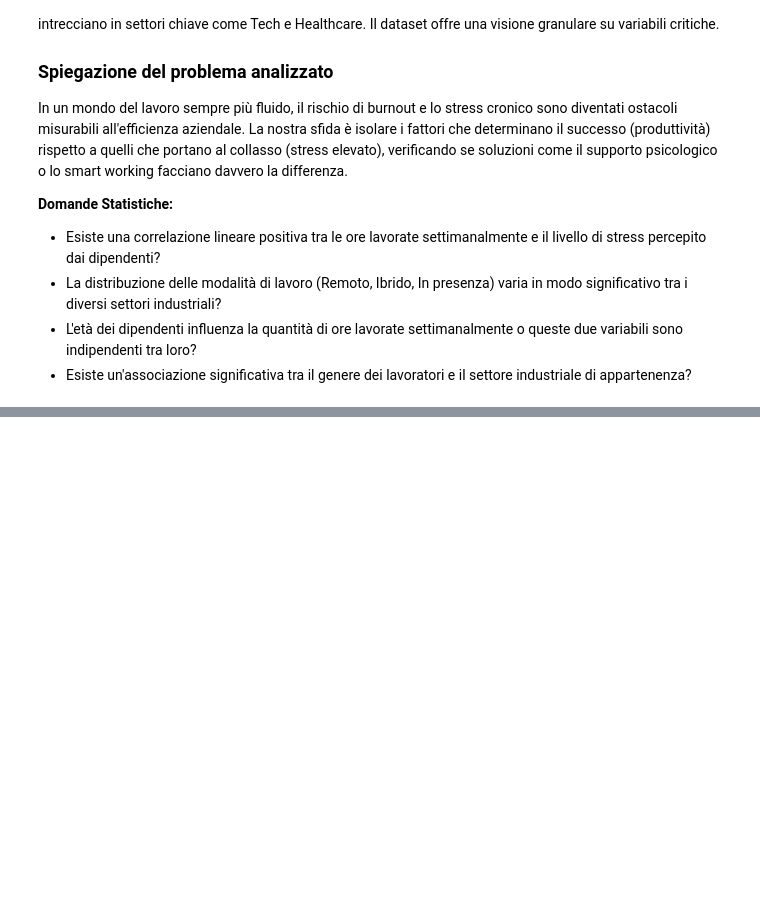
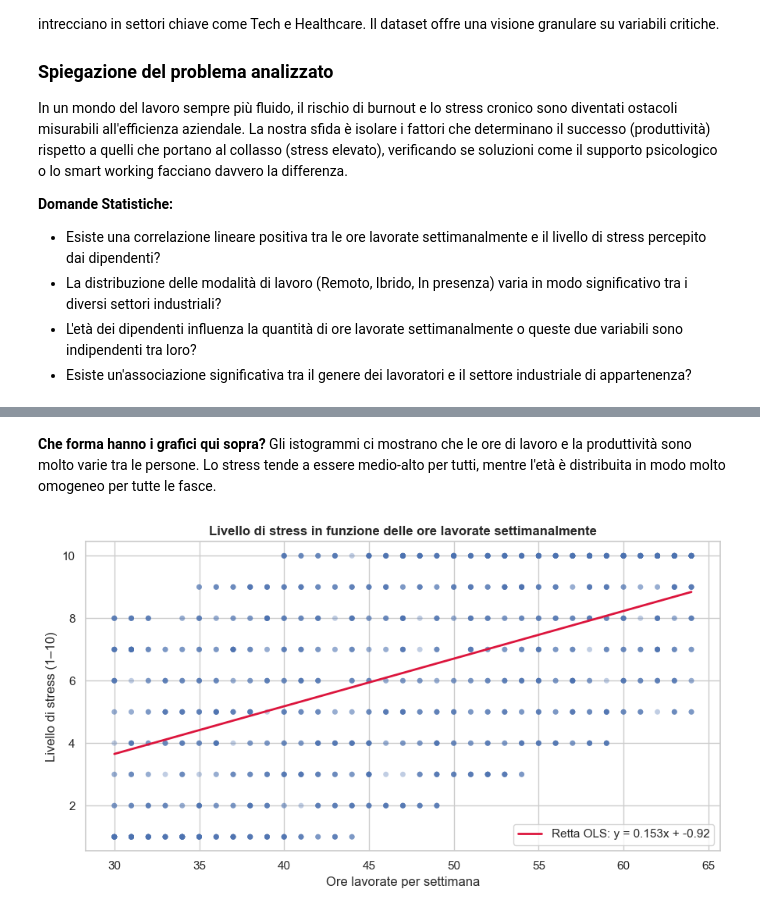
Before and after one commit to Matteo019/Progetti.Matteo_Bertotti, a Jupyter notebook: Mental Health/Progetto.ipynb, the cells around one changed output, grey strips where cells are left out. Saved outputs shown, nothing was run; the diff lists cells and outputs as text; code cells hidden in the pictures; blank space fills up the shorter version.

```diff
--- a/Mental Health/Progetto.ipynb
+++ b/Mental Health/Progetto.ipynb
@@ -37,0 +173,22 @@ sns.boxplot(data=df, x="Work_Mode", y="Productivity_Score", palette="viridis")
+# %% [markdown]
+**Che forma hanno i grafici qui sopra?**
+Gli istogrammi ci mostrano che le ore di lavoro e la produttività sono molto varie tra le persone. Lo stress tende a essere medio-alto per tutti, mentre l'età è distribuita in modo molto omogeneo per tutte le fasce.
+# %%
+# Scatterplot: Ore lavorate vs Livello di stress (Q1)
+plt.figure(figsize=(9, 5))
+sns.scatterplot(data=df, x='Work_Hours_Per_Week', y='Stress_Level',
+                alpha=0.35, color='#4C72B0', edgecolor='none', s=25)
+
+# Retta di regressione
+m, b = np.polyfit(df['Work_Hours_Per_Week'], df['Stress_Level'], 1)
+x_line = np.linspace(df['Work_Hours_Per_Week'].min(), df['Work_Hours_Per_Week'].max(), 100)
+plt.plot(x_line, m * x_line + b, color='crimson', linewidth=2, label=f'Retta OLS: y = {m:.3f}x + {b:.2f}')
+
+plt.title('Livello di stress in funzione delle ore lavorate settimanalmente', fontsize=12, fontweight='bold')
+plt.xlabel('Ore lavorate per settimana')
+plt.ylabel('Livello di stress (1–10)')
+plt.legend()
+plt.tight_layout()
+plt.show()
+# %% [output]
+[figure, added]
```
Also changed, not shown: parts of 44 cells of this notebook, 1 other file.
